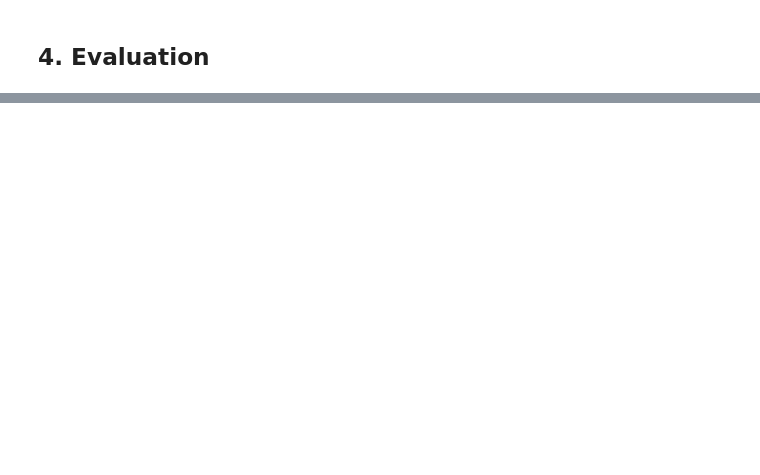
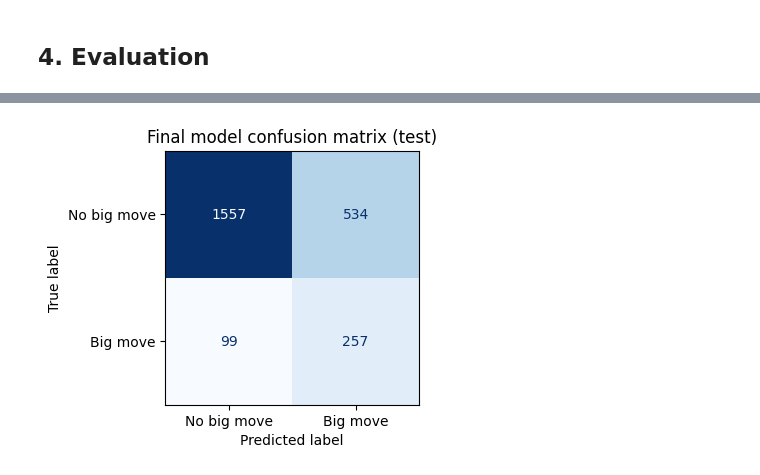
Before and after one commit to derekkuang/wallstreetbets_sentiment_analysis, a Jupyter notebook: main.ipynb, the cells around one changed output, grey strips where cells are left out. Cells and saved outputs as stored; diff of their text form; code cells hidden in the pictures; blank space fills up the shorter version.

```diff
--- a/main.ipynb
+++ b/main.ipynb
@@ -1685,0 +1643,21 @@ AUC      : 0.7872
+# %%
+# 4. Clean up / clip outliers / fill NaNs
+
+new_price_feats = [
+    'ret_prev_1d',
+    'ret_prev_3d',
+    'ret_prev_5d',
+    'vol_5d',
+    'vol_10d',
+    'vol_rel_5d'
+]
+
+for c in new_price_feats:
+    # if all NaNs for some ticker early dates, set to 0
+    full_df[c] = full_df[c].fillna(0.0)
+    # light winsorization to avoid absurd tail values
+    lo = full_df[c].quantile(0.01)
+    hi = full_df[c].quantile(0.99)
+    full_df[c] = full_df[c].clip(lo, hi)
+
+print("\nNew price/volume features added:", new_price_feats)
@@ -2204,0 +1897,19 @@ AUC      : 0.8052
+# %%
+# Confusion matrix – final model
+y_pred_final = (y_prob_test_best >= 0.5).astype(int)
+cm = confusion_matrix(y_test_grid, y_pred_final)
+
+disp = ConfusionMatrixDisplay(
+    confusion_matrix=cm,
+    display_labels=["No big move", "Big move"]
+)
+fig_cm, ax_cm = plt.subplots(figsize=(4, 4))
+disp.plot(ax=ax_cm, values_format='d', cmap="Blues", colorbar=False)
+ax_cm.set_title("Final model confusion matrix (test)")
+plt.tight_layout()
+plt.show()
+
+out_path_cm = "plots/final_confusion_matrix.png"
+fig_cm.savefig(out_path_cm, dpi=150, bbox_inches="tight")
+# %% [output]
+[figure, added]
```
Also changed, not shown: parts of 59 cells of this notebook, 10 other files.
